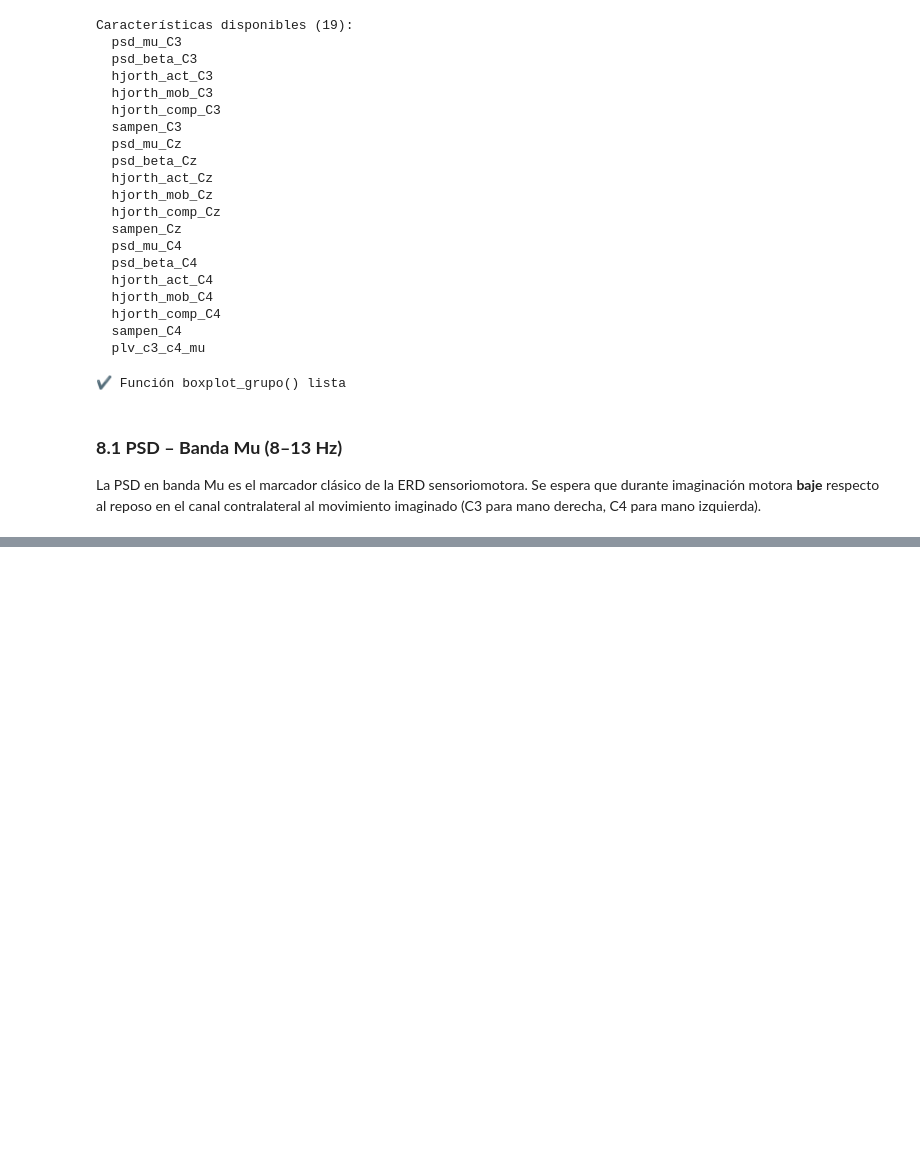
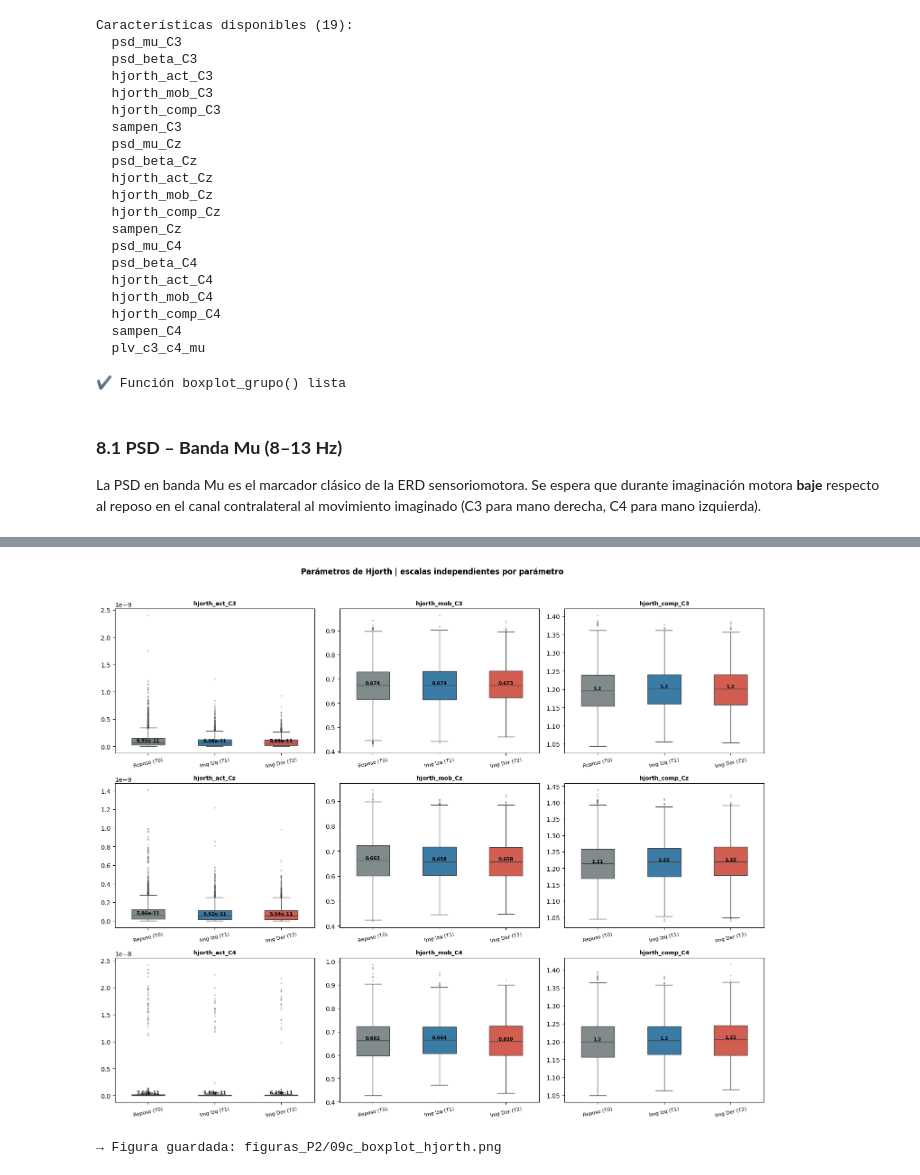
Before and after one commit to CamilaMontiel2510/PROYECTO_EEG_BCI_1, a Jupyter notebook: PROYECTO_2_BCI.ipynb, the cells around one changed output, grey strips where cells are left out. Drawn from its saved outputs; the diff is of its cells as text; code cells hidden in the pictures; blank space fills up the shorter version.

```diff
--- a/PROYECTO_2_BCI.ipynb
+++ b/PROYECTO_2_BCI.ipynb
@@ -725,0 +761,11 @@ en el canal contralateral al movimiento imaginado (C3 para mano derecha, C4 para
+# %%
+feats_hjorth = [c for c in cols_feat if 'hjorth' in c.lower()]
+boxplot_grupo(
+    feats_hjorth,
+    'Parámetros de Hjorth | escalas independientes por parámetro',
+    '09c_boxplot_hjorth.png',
+    df_plot, orden, paleta
+)
+# %% [output]
+[figure, added]
+→ Figura guardada: figuras_P2/09c_boxplot_hjorth.png
```
Also changed, not shown: parts of 32 cells of this notebook.
